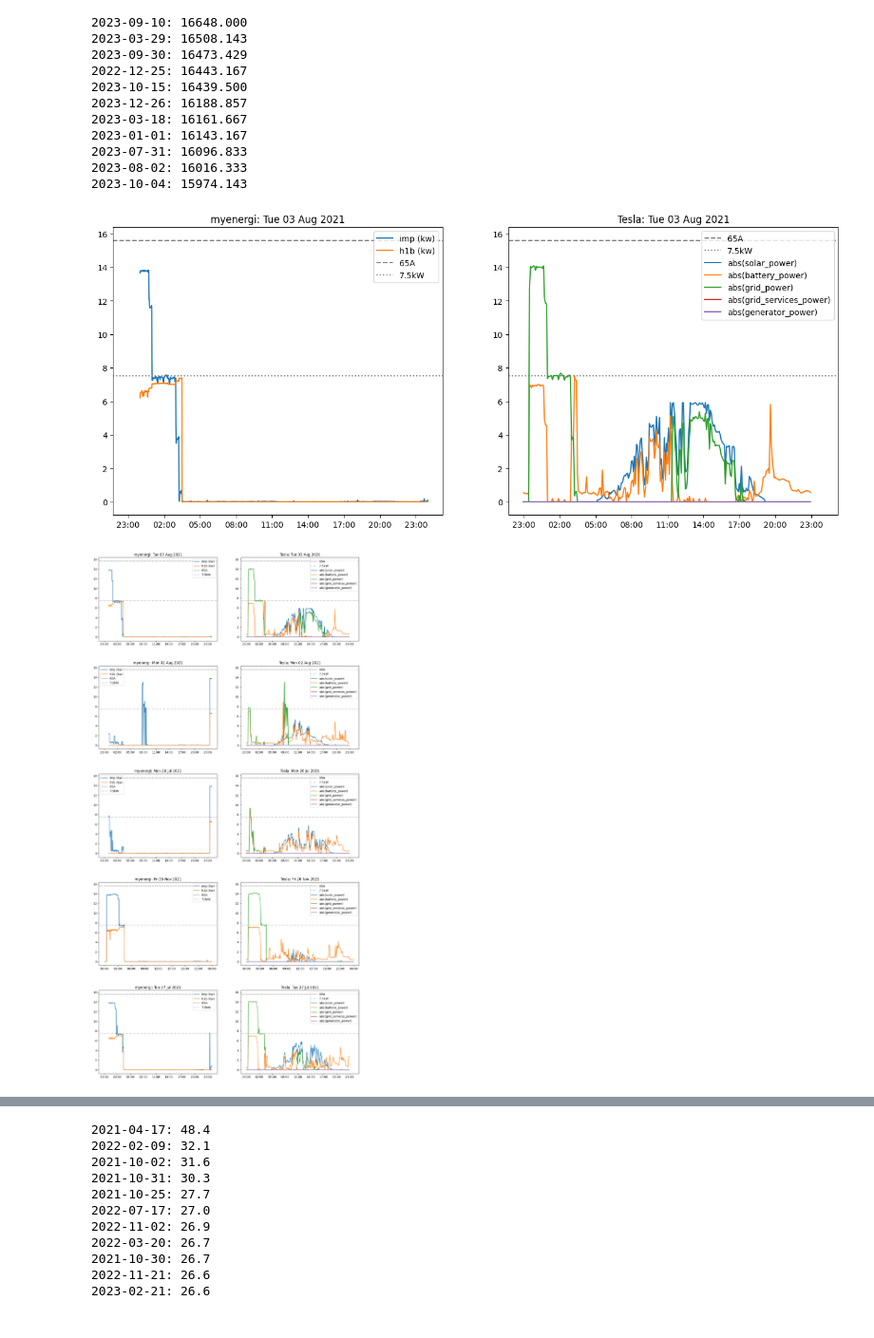
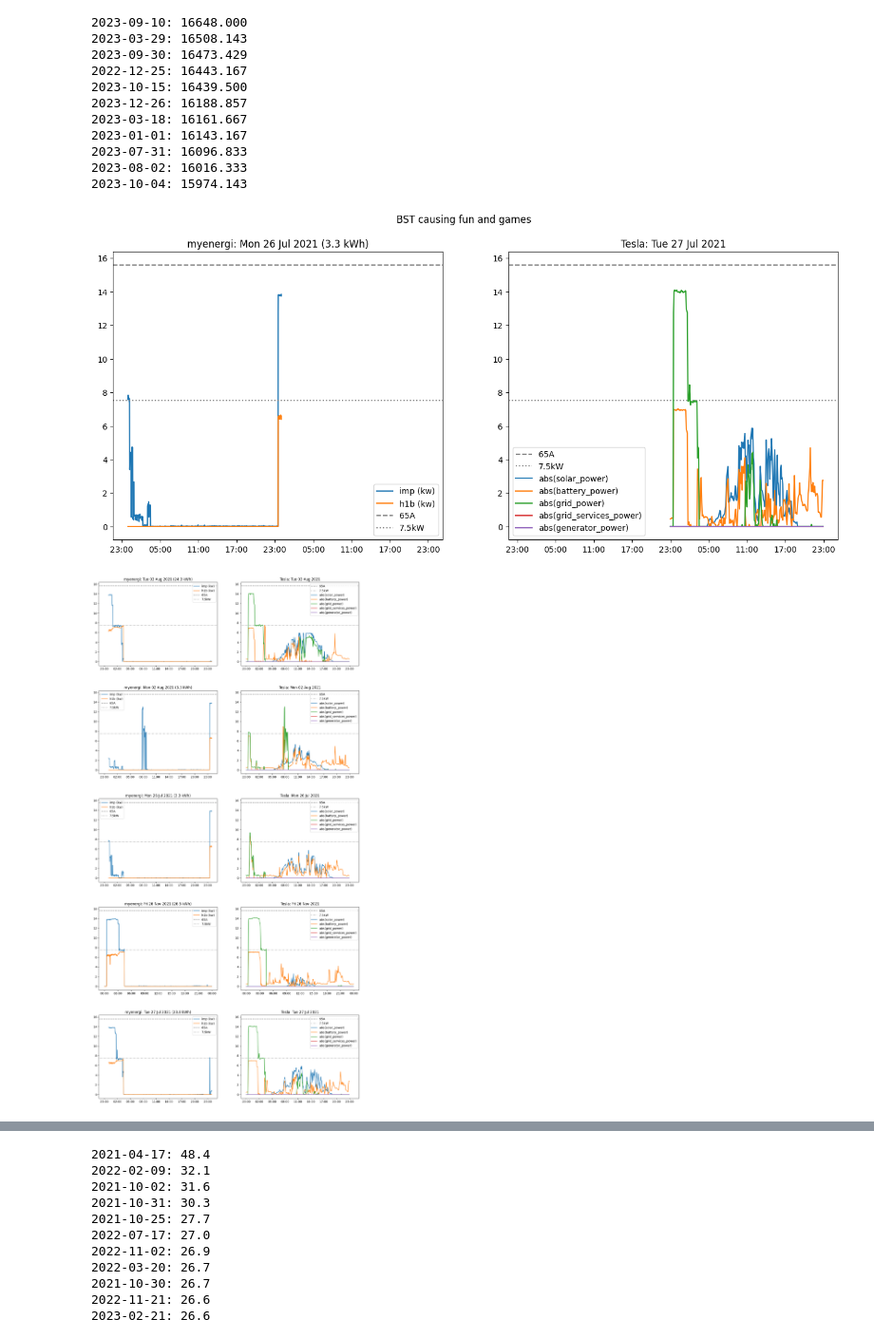
Before and after one commit to cjw296/energy, a Jupyter notebook: visualisations.ipynb, the cells around one changed output, grey strips where cells are left out. Shown at 95% size. Cells and saved outputs as stored; diff of their text form; code cells hidden in the pictures.

Commit message:
Add some plots for weird zappi charging

```diff
--- a/visualisations.ipynb
+++ b/visualisations.ipynb
@@ -44,14 +44,18 @@ zappi_sorted.sort(reverse=True)
 # %%
 def lines(ax):
     ax.axhline(y=240 * 65 / 1000, color='grey', linestyle='dashed', label='65A')
+    ax.axhline(y=14, color='grey', linestyle='dotted', label='14kW')
     ax.axhline(y=7.5, color='grey', linestyle='dotted', label='7.5kW')
 # %%
 def plot_zappi_date(date, ax=None):
+
     ax = ax or gca()
-    ax.set_title(date.strftime('myenergi: %a %d %b %Y'))
+    title = 'myenergi: %a %d %b %Y'
     path = root / date.strftime('zappi-%Y-%m-%d.csv')
     if path.exists():
         zappi_data = pd.read_csv(path, index_col='datetime', parse_dates=[0])
+        kwh = zappi_data['h1b'].sum()/(60*60*1000)
+        title += f' ({kwh:.1f} kWh)'
         zappi_data = zappi_data.reindex(
             index=pd.date_range(
                 start=zappi_data.index.min(),
@@ -61,6 +65,7 @@ def plot_zappi_date(date, ax=None):
         )
         ax.plot(zappi_data['imp_kw'], label='imp (kw)')
         ax.plot(zappi_data['h1b_kw'], label='h1b (kw)')
+    ax.set_title(date.strftime(title))
     lines(ax)
     ax.legend()
     ax.xaxis.set_major_formatter(DateFormatter("%H:%M"))
@@ -142,26 +147,28 @@ for max_kw, max_dt in tesla_sorted[:20]:
 2023-08-02: 16016.333
 2023-10-04: 15974.143
 # %%
-def make_gs(rows: int):
+def make_gs(rows: int, title=None):
     fig = figure(figsize=(16, rows*32/5), dpi=100)
     fig.set_facecolor('white')
+    if title:
+        fig.suptitle(title)
     gs = GridSpec(rows, 2)
     gs.update(hspace=0.3)
     return gs
 
-def plot_date(dt, gs=None, i=0, *, tesla_day_offset=0, tesla_abs=True):
+def plot_date(dt, gs=None, i=0, *, tesla_day_offset=0, tesla_abs=True, title=None):
     if isinstance(dt, str):
         dt = pd.Timestamp(dt)
     if gs is None:
-        gs = make_gs(rows=1)
+        gs = make_gs(rows=1, title=title)
     ax = subplot(gs[i, 0])
     plot_zappi_date(dt, ax)
     ax = subplot(gs[i, 1], sharey=ax, sharex=ax)
     plot_tesla_date(dt + pd.Timedelta(days=tesla_day_offset), ax, abs=tesla_abs)
 
-plot_date('2021-08-03', tesla_day_offset=0)
+plot_date('2021-07-26', tesla_day_offset=1, title='BST causing fun and games')
 # %% [output]
-[figure, old version]
+[figure, new version]
 # %%
 def plot_from(sorted, *, count=None):
     gs = make_gs(len(sorted) if count is None else count)
@@ -170,7 +177,7 @@ def plot_from(sorted, *, count=None):
 # %%
 plot_from(zappi_sorted, count = 5)
 # %% [output]
-[figure, old version]
+[figure, new version]
 # %%
 plot_from(tesla_sorted, count = 5)
 # %% [output]
```
Also changed, not shown: parts of 13 cells of this notebook.
